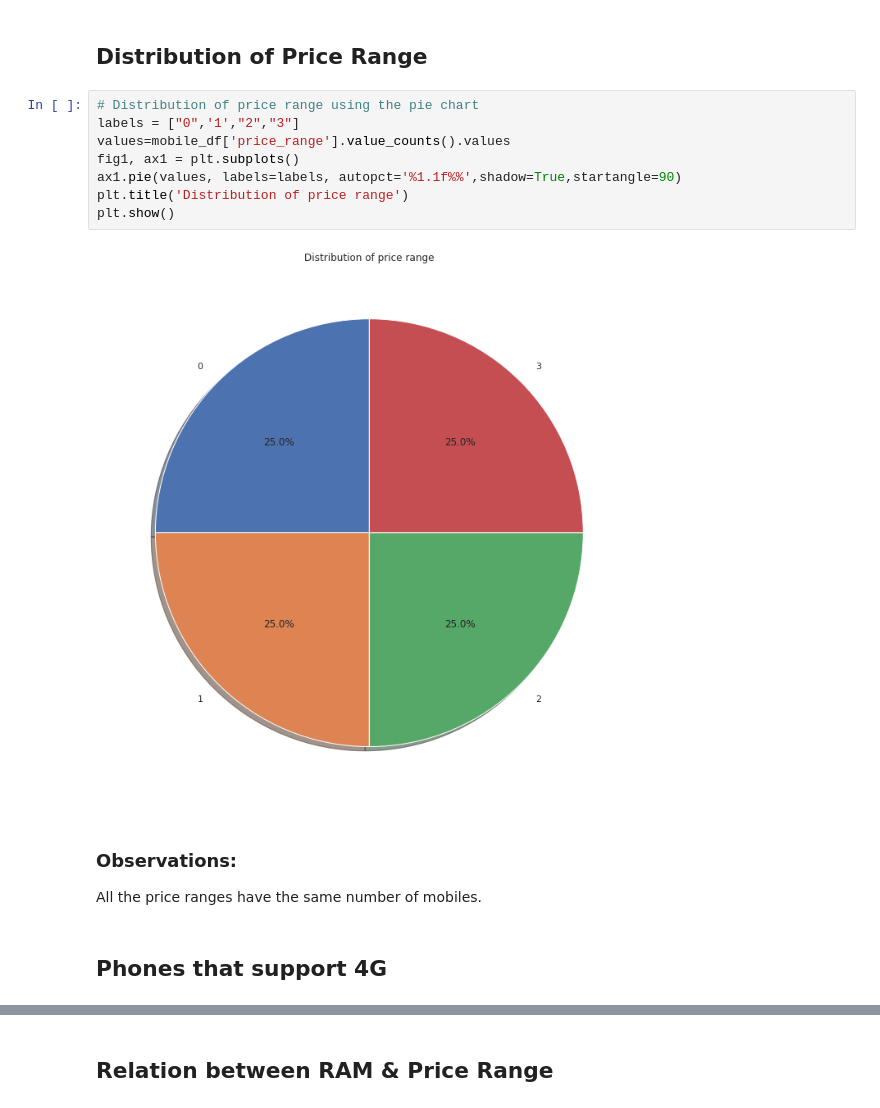
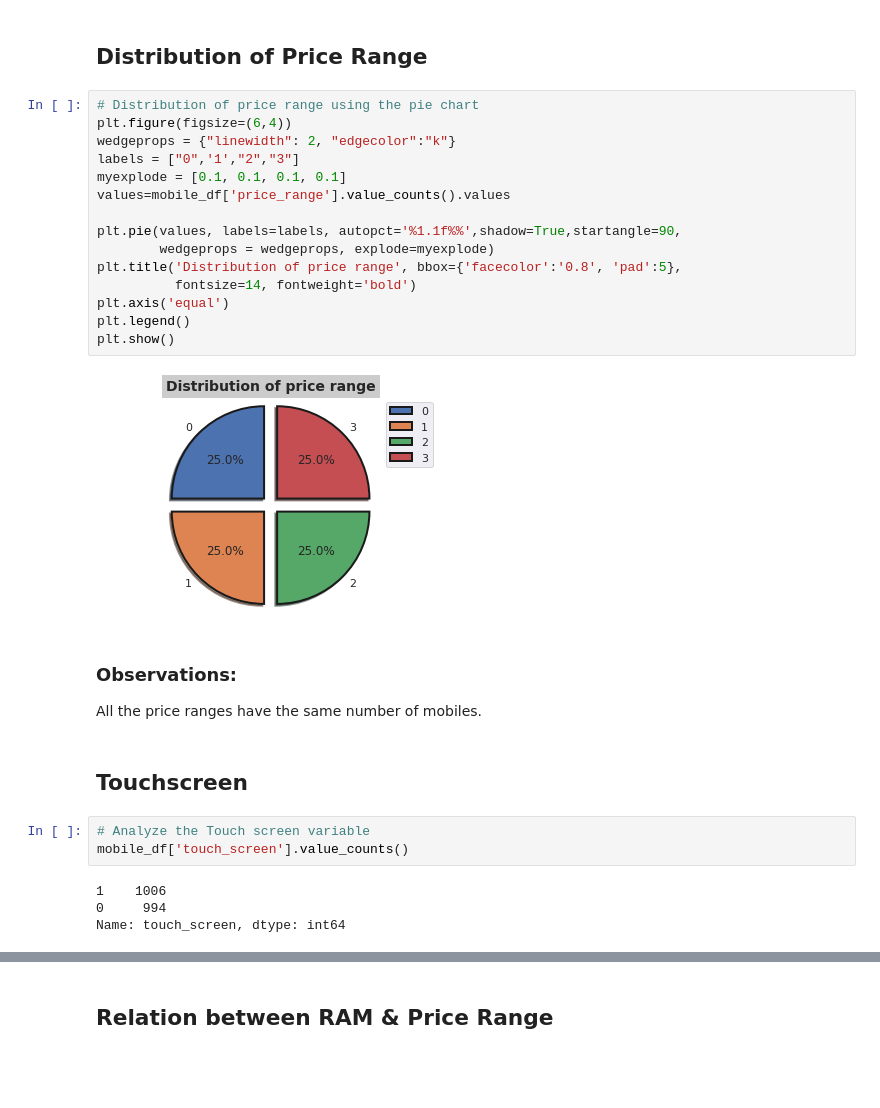
Before and after one commit to aryarajat/Mobile-Price-Range-Prediction, a Jupyter notebook: Mobile_Price_Range_Prediction.ipynb, the cells around one changed output, grey strips where cells are left out. Cells and saved outputs as stored; diff of their text form; blank space fills up the shorter version.

```diff
--- a/Mobile_Price_Range_Prediction.ipynb
+++ b/Mobile_Price_Range_Prediction.ipynb
@@ -217,17 +217,31 @@ Name: price_range, dtype: int64
 ## **Distribution of Price Range**
 # %%
 # Distribution of price range using the pie chart
+plt.figure(figsize=(6,4))
+wedgeprops = {"linewidth": 2, "edgecolor":"k"}
 labels = ["0",'1',"2","3"]
+myexplode = [0.1, 0.1, 0.1, 0.1]
 values=mobile_df['price_range'].value_counts().values
-fig1, ax1 = plt.subplots()
-ax1.pie(values, labels=labels, autopct='%1.1f%%',shadow=True,startangle=90)
-plt.title('Distribution of price range')
+
+plt.pie(values, labels=labels, autopct='%1.1f%%',shadow=True,startangle=90,
+        wedgeprops = wedgeprops, explode=myexplode)
+plt.title('Distribution of price range', bbox={'facecolor':'0.8', 'pad':5},
+          fontsize=14, fontweight='bold')
+plt.axis('equal')
+plt.legend()
 plt.show()
 # %% [output]
-[figure, old version]
+[figure, new version]
 # %% [markdown]
-### Observations:
+### **Observations:**
 All the price ranges have the same number of mobiles.
-# %% [markdown]
-## **Phones that support 4G**
+# %% [markdown]
+## **Touchscreen**
+# %%
+# Analyze the Touch screen variable
+mobile_df['touch_screen'].value_counts()
+# %% [output]
+1    1006
+0     994
+Name: touch_screen, dtype: int64
 # %%
```
Also changed, not shown: parts of 78 cells of this notebook.
